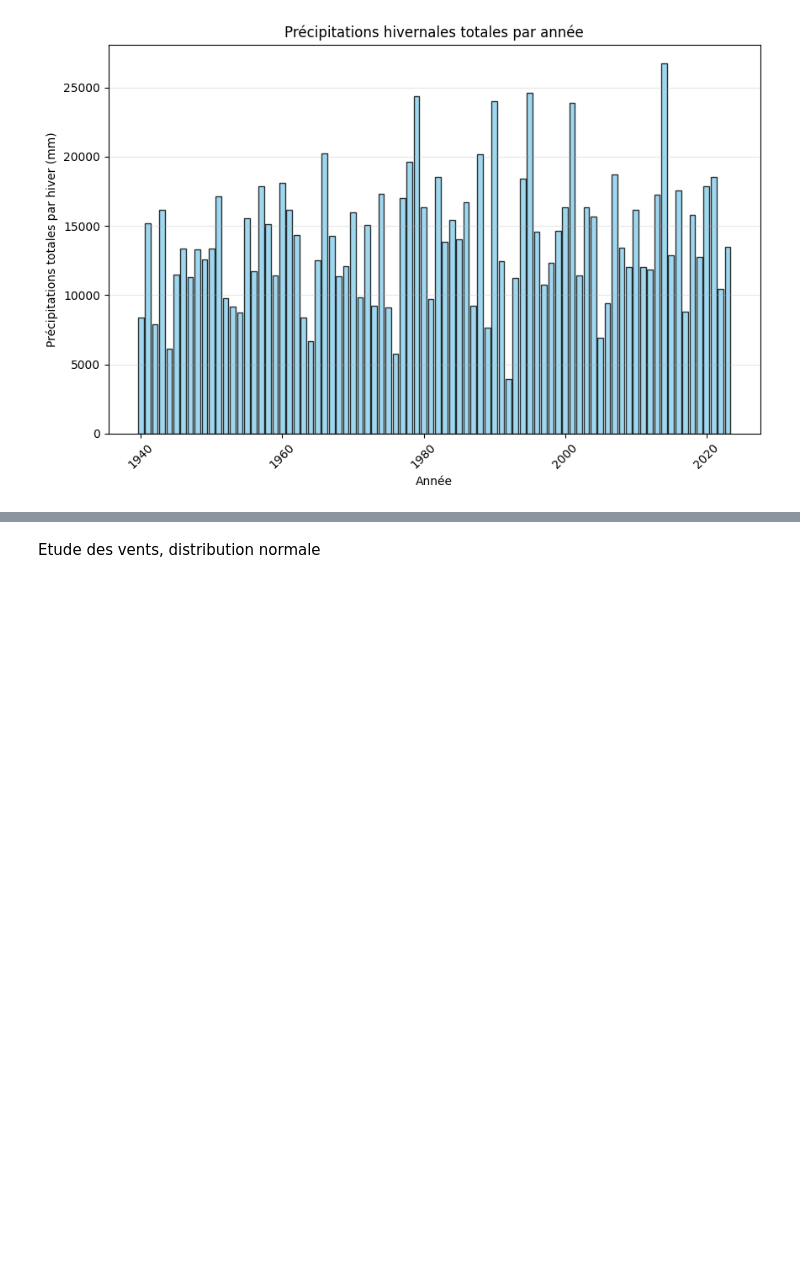
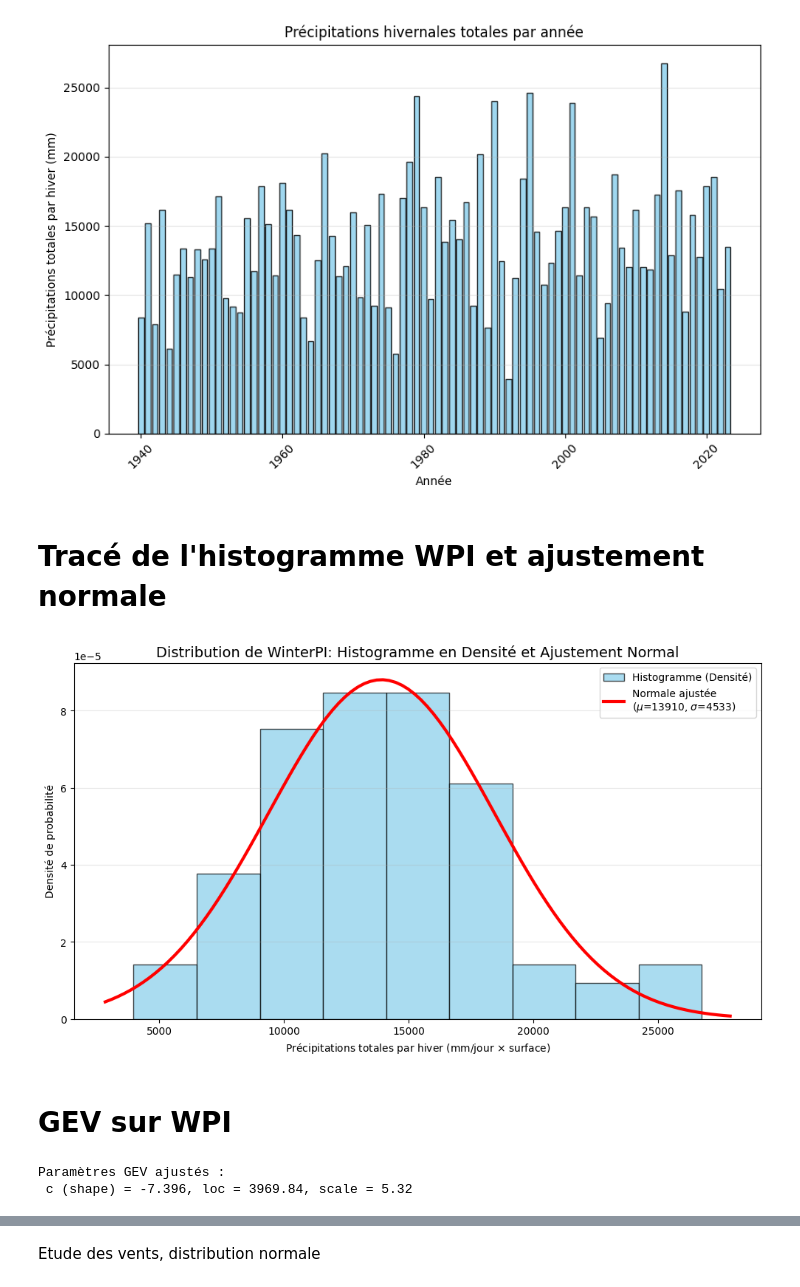
Before and after one commit to Faza20-lab/Projet_stats, a Jupyter notebook: Projet_stats.ipynb, the cells around one changed output, grey strips where cells are left out. Drawn from its saved outputs; the diff is of its cells as text; code cells hidden in the pictures; blank space fills up the shorter version.

```diff
--- a/Projet_stats.ipynb
+++ b/Projet_stats.ipynb
@@ -344,3 +346,46 @@ plt.grid(axis='y', alpha=0.3)
 plt.show()
 # %% [output]
 [figure]
+# %% [markdown]
+# Tracé de l'histogramme WPI et ajustement normale
+# %%
+# --- Tracé de l'histogramme en densité ---
+plt.figure(figsize=(10,6))
+# Calculer le nombre de bins (souvent sqrt(N) ou formule de Freedman-Diaconis)
+bins = int(np.sqrt(len(WinterPI.values)))
+
+plt.hist(WinterPI.values, bins=bins, density=True,
+         color='skyblue', edgecolor='black', alpha=0.7,
+         label='Histogramme (Densité)')
+
+# --- Courbe normale ajustée ---
+xmin, xmax = plt.xlim()
+xx = np.linspace(xmin, xmax, 100)
+# Utilisez les vraies valeurs mu et sigma obtenues
+plt.plot(xx, norm.pdf(xx, mu, sigma), 'r-', lw=3,
+         label=f'Normale ajustée\n($\mu$={mu:.0f}, $\sigma$={sigma:.0f})')
+
+# --- Labels et légende ---
+plt.xlabel("Précipitations totales par hiver (mm/jour $\\times$ surface)")
+plt.ylabel("Densité de probabilité")
+plt.title("Distribution de WinterPI: Histogramme en Densité et Ajustement Normal", fontsize=14)
+plt.legend()
+plt.grid(axis='y', alpha=0.3)
+plt.tight_layout()
+plt.show()
+# %% [output]
+[figure, added]
+# %% [markdown]
+# GEV sur WPI
+# %%
+
+# Données pour l'ajustement
+data = WinterPI.values  # précipitations hivernales totales par année
+
+# Ajustement GEV (note : scipy utilise le paramètre c = -ξ)
+c, loc, scale = genextreme.fit(data)
+
+print(f"Paramètres GEV ajustés :\n c (shape) = {c:.3f}, loc = {loc:.2f}, scale = {scale:.2f}")
+# %% [output]
+Paramètres GEV ajustés :
+ c (shape) = -7.396, loc = 3969.84, scale = 5.32
```
Also changed, not shown: parts of 6 cells of this notebook.
